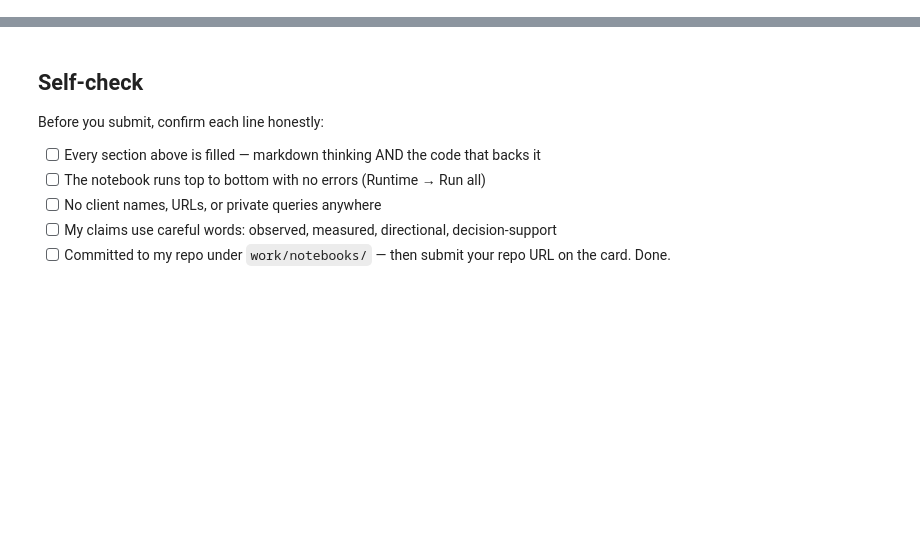
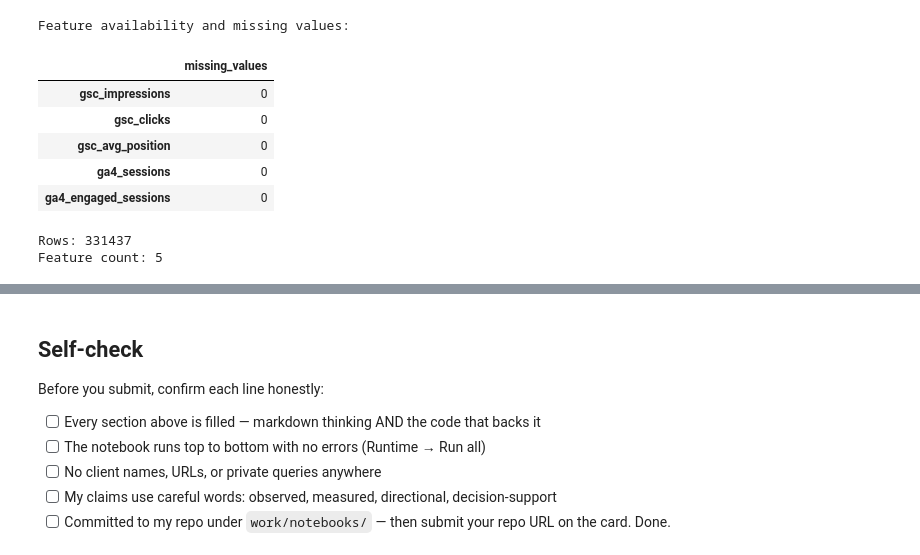
Before and after one commit to Adnan-ai98/flyrank-ml-internship, a Jupyter notebook: work/notebooks/w03_feature_leakage_check.ipynb, the cells around one changed output, grey strips where cells are left out. Cells and saved outputs as stored; diff of their text form; code cells hidden in the pictures; blank space fills up the shorter version.

```diff
--- a/work/notebooks/w03_feature_leakage_check.ipynb
+++ b/work/notebooks/w03_feature_leakage_check.ipynb
@@ -36,0 +9,28 @@ This skeleton is yours to fill. Work the sections **in order** — each one has
+# %%
+from google.colab import userdata
+import duckdb
+import pandas as pd
+
+HF_TOKEN = userdata.get("HF_TOKEN")
+
+con = duckdb.connect()
+
+con.execute(f"""
+CREATE OR REPLACE SECRET hf (
+    TYPE HUGGINGFACE,
+    TOKEN '{HF_TOKEN}'
+)
+""")
+
+DECISION_MONTH = "2026-03"
+START_DATE = "2026-03-01"
+END_DATE = "2026-03-31"
+
+FACT_PATH = (
+    "hf://datasets/FlyRank/internship-warehouse/"
+    "fact_content_daily_performance/"
+    "month=2026-03/*.parquet"
+)
+
+print("Setup complete.")
+print("Decision month:", DECISION_MONTH)
@@ -36,0 +220,19 @@ This skeleton is yours to fill. Work the sections **in order** — each one has
+# %%
+print("Feature availability and missing values:")
+
+display(
+    feature_vector[FEATURES].isna().sum().to_frame("missing_values")
+)
+
+print("Rows:", len(feature_vector))
+print("Feature count:", len(FEATURES))
+# %% [output]
+Feature availability and missing values:
+|  | missing_values |
+| gsc_impressions | 0 |
+| gsc_clicks | 0 |
+| gsc_avg_position | 0 |
+| ga4_sessions | 0 |
+| ga4_engaged_sessions | 0 |
+Rows: 331437
+Feature count: 5
```
Also changed, not shown: parts of 18 cells of this notebook.
